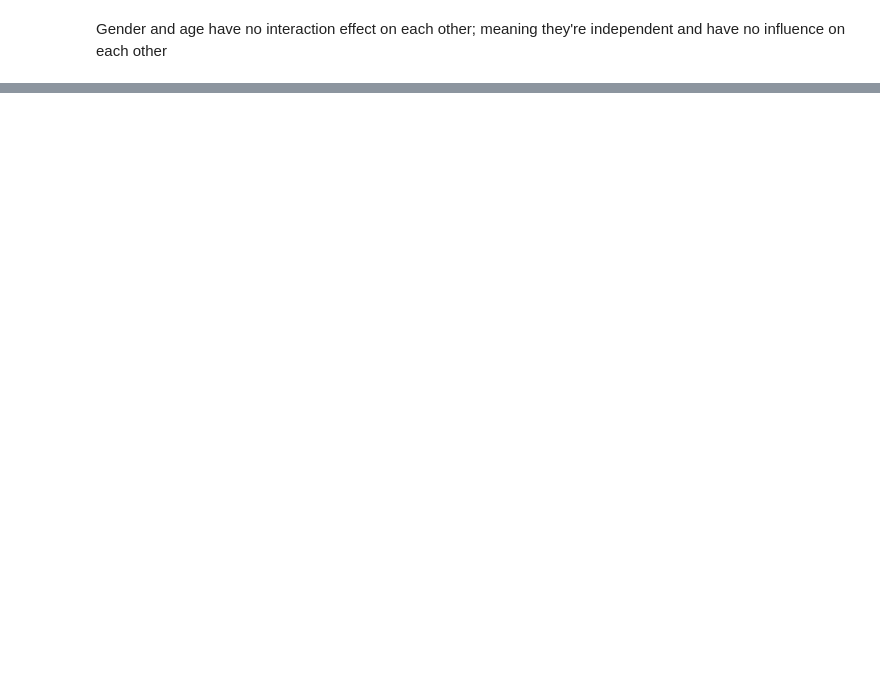
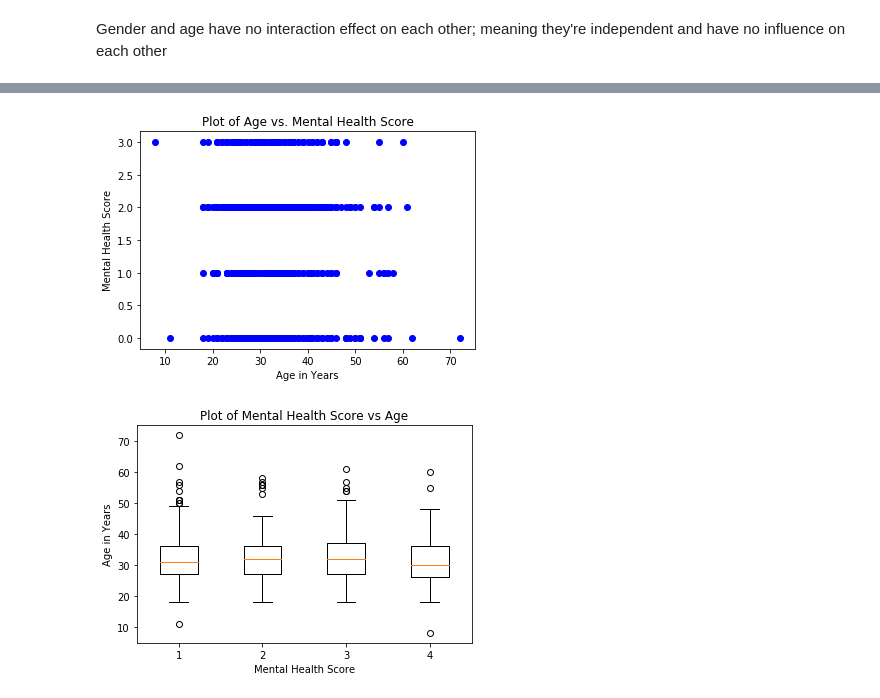
Before and after one commit to christiegan/data-512-final, a Jupyter notebook: final_report.ipynb, the cells around one changed output, grey strips where cells are left out. Saved outputs shown, nothing was run; the diff lists cells and outputs as text; code cells hidden in the pictures; blank space fills up the shorter version.

```diff
--- a/final_report.ipynb
+++ b/final_report.ipynb
@@ -316 +310,26 @@ Gender and age have no interaction effect on each other; meaning they're indepen
+# %%
+#age
+import matplotlib.pyplot as plot
+
+#plotting the raw data in a scatterplot
+plt.scatter(mental_health_no_na['Age'], mental_health_no_na['work_interfere_num'], color='blue')
+plt.xlabel("Age in Years")
+plt.ylabel("Mental Health Score")
+plt.title("Plot of Age vs. Mental Health Score")
+plt.show()
+
+#plotting the mean, quartles, min, max and outliers in a box and whisker chart
+zero_group = mental_health_no_na.loc[mental_health_no_na['work_interfere_num'] == 0]['Age']
+one_group = mental_health_no_na.loc[mental_health_no_na['work_interfere_num'] == 1]['Age']
+two_group = mental_health_no_na.loc[mental_health_no_na['work_interfere_num'] == 2]['Age']
+three_group = mental_health_no_na.loc[mental_health_no_na['work_interfere_num'] == 3]['Age']
+
+plot.boxplot((zero_group, one_group, two_group, three_group))
+plot.xlabel("Mental Health Score")
+plot.ylabel("Age in Years")
+plot.title("Plot of Mental Health Score vs Age")
+plot.show()
+# %% [output]
+[figure, added]
+[figure, added]
 # %%
```
Also changed, not shown: parts of 14 cells of this notebook.
